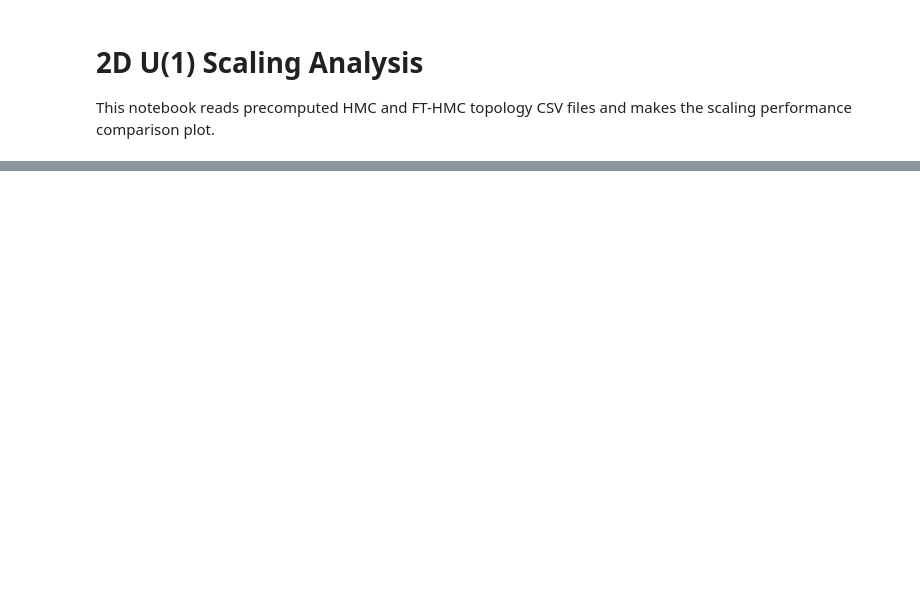
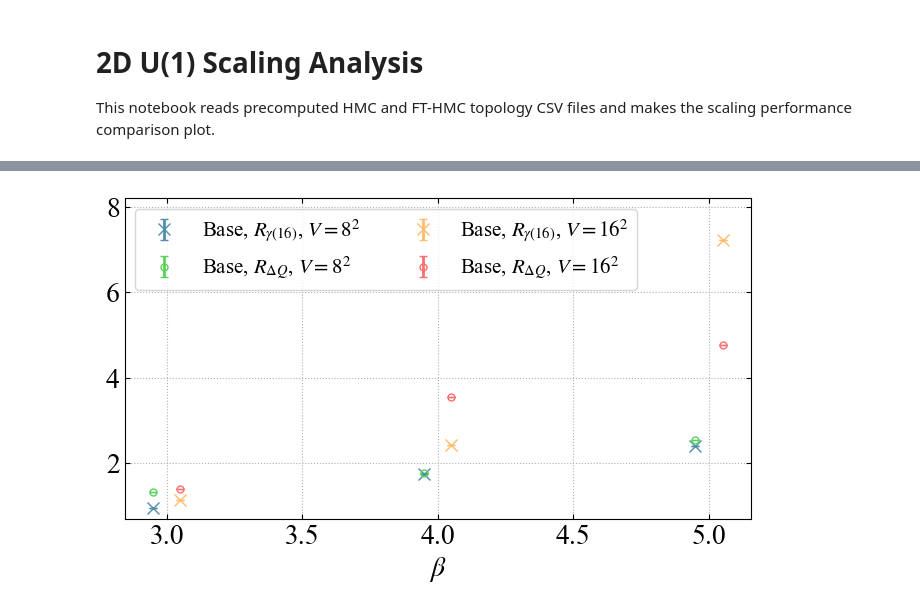
Before and after one commit to Greyyy-HJC/NTHMC, a Jupyter notebook: presentation/2du1_scaling.ipynb, the cells around one changed output, grey strips where cells are left out. Drawn from its saved outputs; the diff is of its cells as text; code cells hidden in the pictures; blank space fills up the shorter version.

```diff
--- a/presentation/2du1_scaling.ipynb
+++ b/presentation/2du1_scaling.ipynb
@@ -20,7 +20,7 @@ from nthmc.core.resampling import jackknife, jk_ls_avg
 from nthmc.u1.u1_observables import autocorrelation_from_chi, format_beta
 
 LATTICE_SIZES = [8, 16]
-BETAS = [3.0, 4.0, 5.0, 6.0]
+BETAS = [3.0, 4.0, 5.0]
 SEEDS = [1029]
 TRAIN_BETA = 3.0
 N_STEPS = int(os.environ.get("NTHMC_SCALING_N_STEPS", "10"))
@@ -137,33 +146,35 @@ for lattice_size in LATTICE_SIZES:
 fig, ax = default_plot()
 beta_values = np.array(BETAS, dtype=float)
 
 for index, lattice_size in enumerate(LATTICE_SIZES):
     offset = -0.05 if index == 0 else 0.05
     gamma_ratios = [results[(lattice_size, beta)]["gamma_ratio"] for beta in BETAS]
     delta_q_ratios = [results[(lattice_size, beta)]["delta_q_ratio"] for beta in BETAS]
 
     ax.errorbar(
         beta_values + offset,
         gv.mean(gamma_ratios),
         yerr=gv.sdev(gamma_ratios),
         label=rf"Base, $R_{{\gamma (16)}}$, $V={lattice_size}^2$",
         color=color_ls[index],
         marker="x",
         **errorb,
     )
     ax.errorbar(
         beta_values + offset,
         gv.mean(delta_q_ratios),
         yerr=gv.sdev(delta_q_ratios),
         label=rf"Base, $R_{{\Delta Q}}$, $V={lattice_size}^2$",
         color=color_ls[index + len(LATTICE_SIZES)],
         **errorb_circle,
     )
 
-ax.set_ylim(0.7, 3.2)
-ax.legend(ncol=2, loc="upper right", **fs_small_p)
+ax.set_ylim(0.7, 8.2)
+ax.legend(ncol=2, loc="upper left", fontsize=15)
 ax.set_xlabel(r"$\beta$", **fs_p)
 plt.tight_layout()
 plt.savefig(PLOT_DIR / "scaling_performance.pdf", transparent=True)
 plt.show()
+# %% [output]
+[figure, added]
 # %%
```
Also changed, not shown: parts of 2 cells of this notebook, 2 other files.
